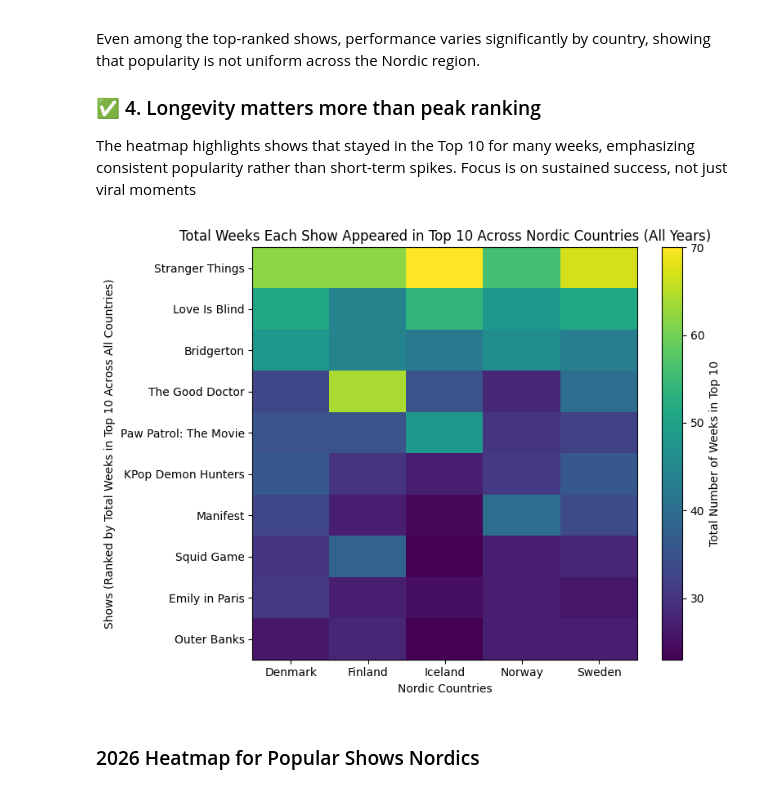
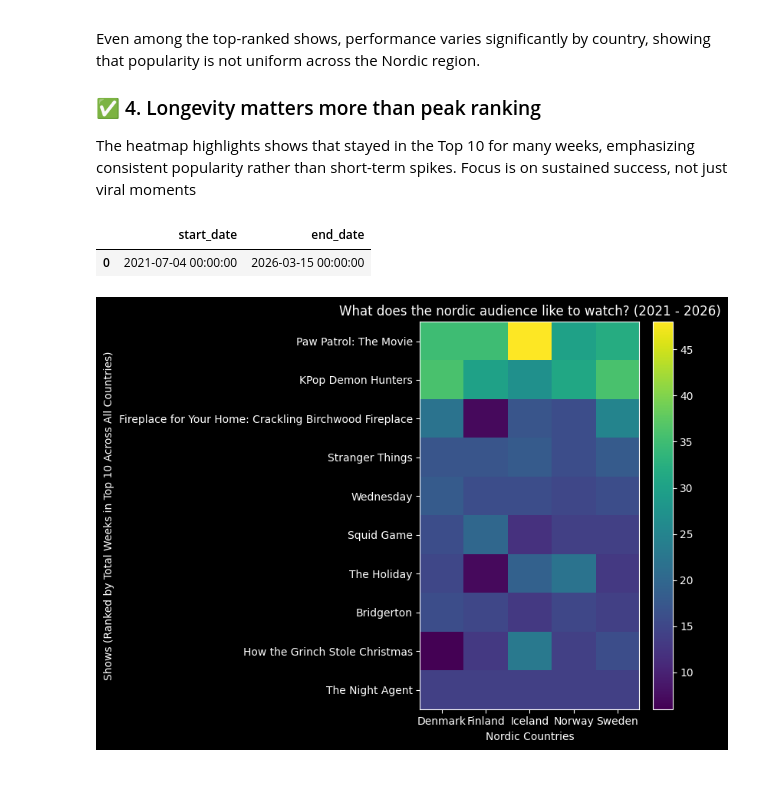
Before and after one commit to Akina-Aoki/Netflix_Analytics_DE_UX, a Jupyter notebook: eda/aira_eda/06_nordic_global_weekly.ipynb, the cells around one changed output. Saved outputs shown, nothing was run; the diff lists cells and outputs as text; code cells hidden in the pictures.

```diff
--- a/eda/aira_eda/06_nordic_global_weekly.ipynb
+++ b/eda/aira_eda/06_nordic_global_weekly.ipynb
@@ -308,23 +312,53 @@ Even among the top-ranked shows, performance varies significantly by country, sh
 
 ### ✅ 4. Longevity matters more than peak ranking
 The heatmap highlights shows that stayed in the Top 10 for many weeks, emphasizing consistent popularity rather than short-term spikes. Focus is on sustained success, not just viral moments
+# %%
+heatmap_df = duckdb.sql("""
+SELECT
+    show_title,
+    country_name,
+    MAX(cumulative_weeks_in_top_10) AS total_weeks
+FROM nordic_weekly
+GROUP BY show_title, country_name
+""").df()
+# %%
+duckdb.sql("""
+SELECT
+    MIN(week) AS start_date,
+    MAX(week) AS end_date
+FROM nordic_weekly
+""").df()
+# %% [output]
+|  | start_date | end_date |
+| 0 | 2021-07-04 00:00:00 | 2026-03-15 00:00:00 |
+# %%
+pivot_top = heatmap_df.pivot(
+    index="show_title",
+    columns="country_name",
+    values="total_weeks"
+).fillna(0)
+# %%
+top_shows = heatmap_df.groupby("show_title")["total_weeks"].sum().nlargest(15).index
+pivot_top["total"] = pivot_top.sum(axis=1)
+pivot_top = pivot_top.sort_values("total", ascending=False).drop(columns="total")
+
+# Optional: top 10 only
+pivot_top = pivot_top.head(10)
 # %%
 plt.figure(figsize=(8,6))
 plt.imshow(pivot_top, aspect='auto')
 
 plt.xticks(range(len(pivot_top.columns)), pivot_top.columns)
 plt.yticks(range(len(pivot_top.index)), pivot_top.index)
 
 plt.xlabel("Nordic Countries")
 plt.ylabel("Shows (Ranked by Total Weeks in Top 10 Across All Countries)")
 
-plt.title("Total Weeks Each Show Appeared in Top 10 Across Nordic Countries (All Years)")
+plt.title("What does the nordic audience like to watch? (2021 - 2026)")
 
-plt.colorbar(label="Total Number of Weeks in Top 10")
+plt.colorbar()
 
 plt.tight_layout()
 plt.show()
 # %% [output]
-[figure, old version]
+[figure, new version]
-# %% [markdown]
-### 2026 Heatmap for Popular Shows Nordics
```
Also changed, not shown: parts of 8 cells of this notebook, 4 other files.
